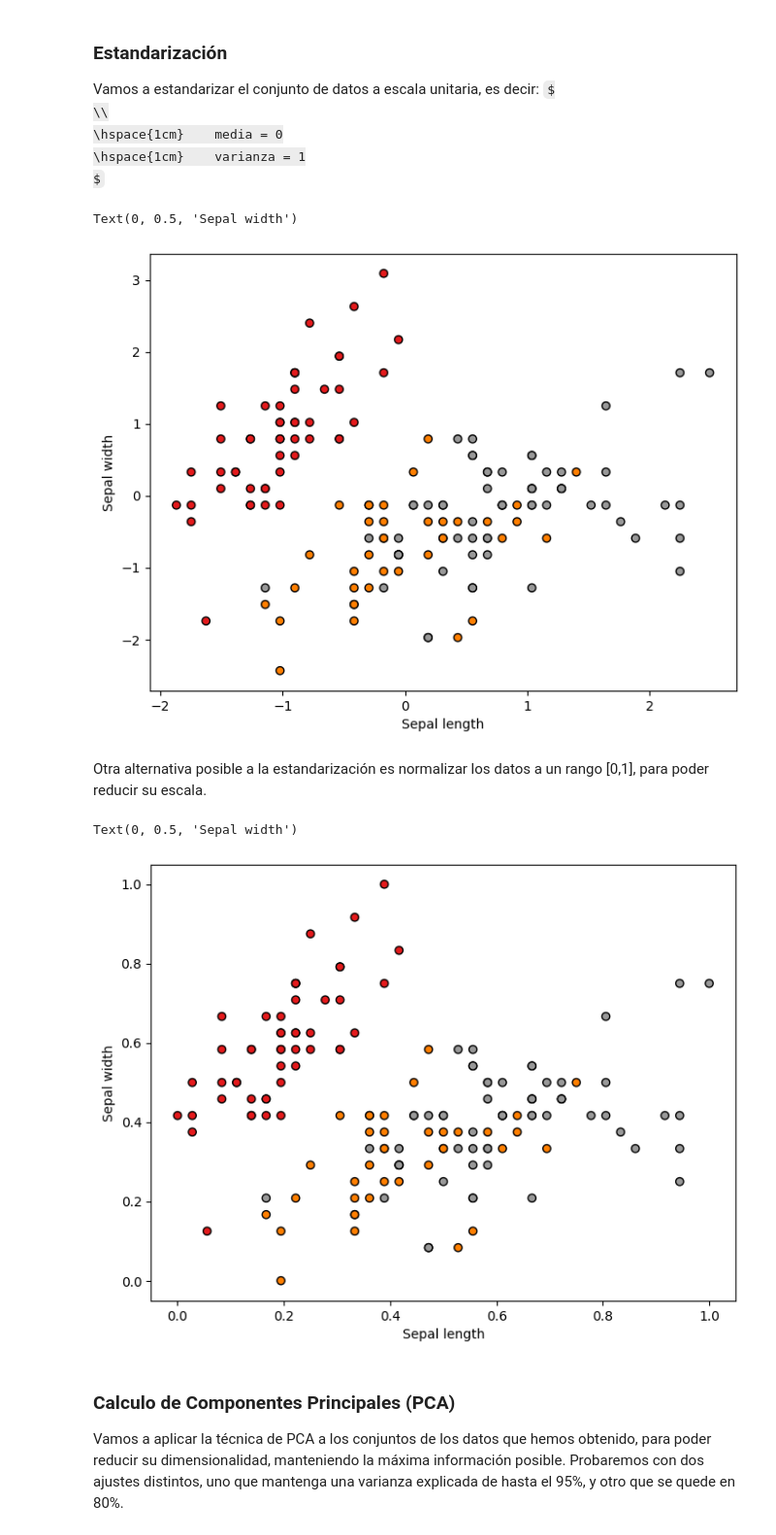
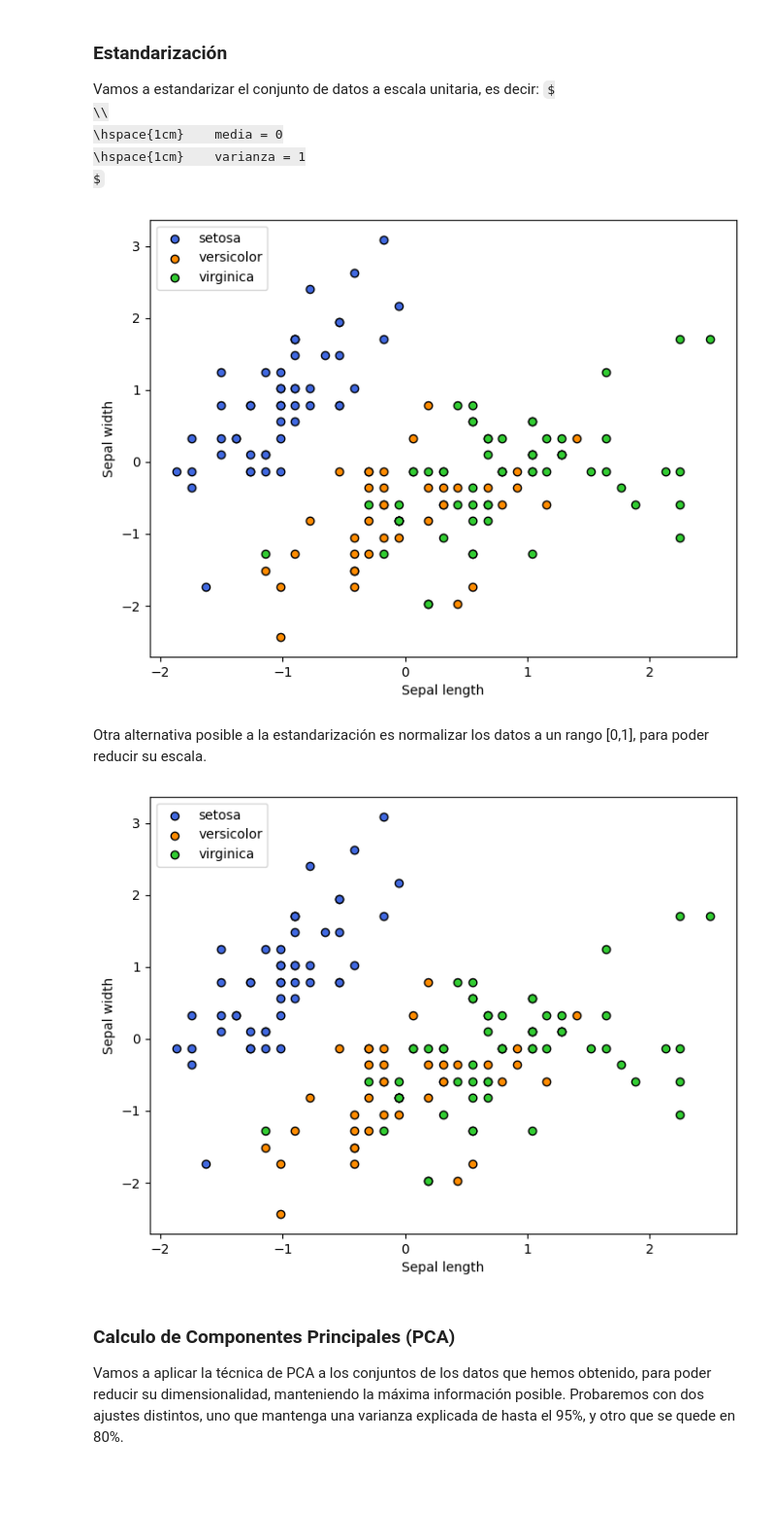
Before and after one commit to carlosgg0/practicas-aprendizaje, a Jupyter notebook: practica2/setup.ipynb, the cells around one changed output. Shown at 97% size. Saved outputs shown, nothing was run; the diff lists cells and outputs as text; code cells hidden in the pictures; some formulas as TeX source; blank space fills up the shorter version.

Commit message:
Added legends

```diff
--- a/practica2/setup.ipynb
+++ b/practica2/setup.ipynb
@@ -65,3 +69,24 @@ original = original.to_numpy()
+# %%
+def dibujarScatter(X, y, feature1, feature2):
+    colors = ['royalblue', 'darkorange', 'limegreen']
+    labels = ['setosa', 'versicolor', 'virginica']
+
+    plt.figure(figsize=(8, 6))
+    plt.clf()
+
+    for i, color in enumerate(colors):
+        plt.scatter(
+            X[y == i, 0],
+            X[y == i, 1],
+            color=color,
+            edgecolor='k',
+            label=labels[i]
+        )
+
+    plt.xlabel(feature1)
+    plt.ylabel(feature2)
+    plt.legend(loc='upper left')
+    plt.show()
 # %% [markdown]
 ### Estandarización
 
@@ -77,29 +102,19 @@ $
 standarized = StandardScaler().fit_transform(original)
 
 # Mostrar la distribucion de los datos escalados utilizando la longitud y el ancho del sepalo
-plt.figure(2, figsize=(8, 6))
-plt.clf()
-plt.scatter(standarized[:, 0], standarized[:, 1], c=y, cmap=plt.cm.Set1, edgecolor="k")
-plt.xlabel("Sepal length")
-plt.ylabel("Sepal width")
+dibujarScatter(standarized, y, "Sepal length", "Sepal width")
 # %% [output]
-Text(0, 0.5, 'Sepal width')
-[figure, old version]
+[figure, new version]
 # %% [markdown]
 Otra alternativa posible a la estandarización es normalizar los datos a un rango [0,1], para poder reducir su escala.
 # %%
 # Obtenemos el conjunto de datos normalizado
 normalized = MinMaxScaler().fit_transform(original)
 
 # Mostrar la distribucion de los datos escalados utilizando la longitud y el ancho del sepalo
-plt.figure(2, figsize=(8, 6))
-plt.clf()
-plt.scatter(normalized[:, 0], normalized[:, 1], c=y, cmap=plt.cm.Set1, edgecolor="k")
-plt.xlabel("Sepal length")
-plt.ylabel("Sepal width")
+dibujarScatter(standarized, y, "Sepal length", "Sepal width")
 # %% [output]
-Text(0, 0.5, 'Sepal width')
-[figure, old version]
+[figure, new version]
 # %% [markdown]
 ### Calculo de Componentes Principales (PCA)
 
```
Also changed, not shown: parts of 2 cells of this notebook, 2 other files.
